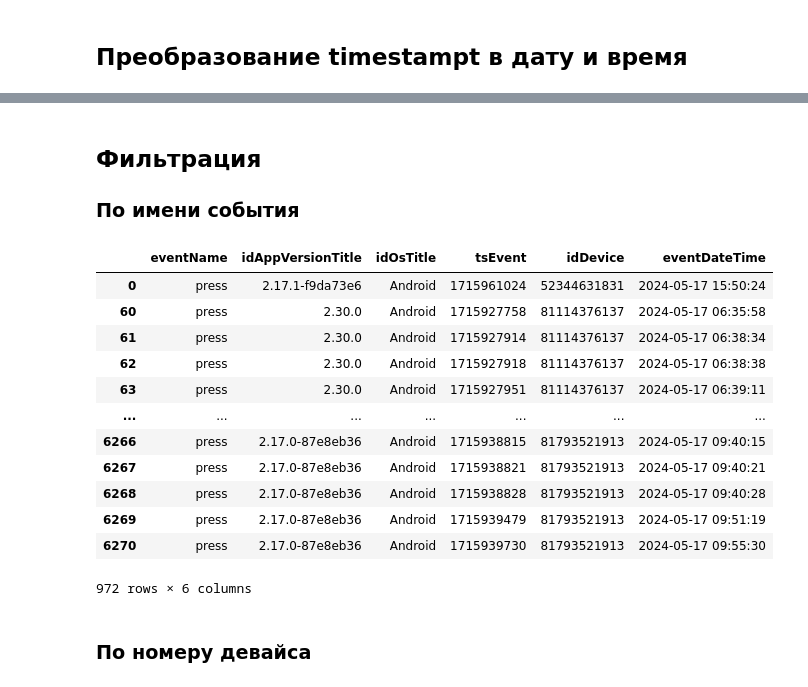
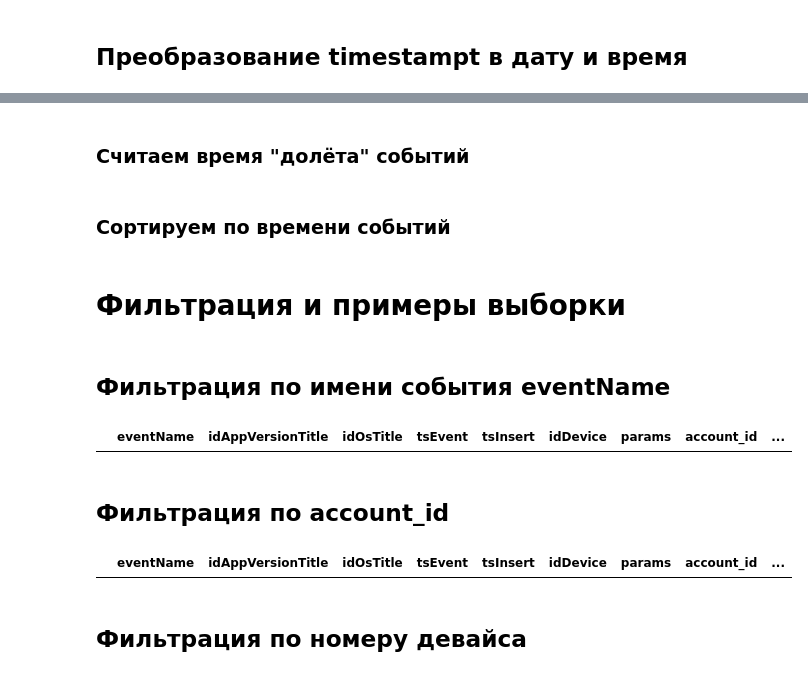
Before and after one commit to Hubbitus/python-jupyter-playbox, a Jupyter notebook: MyTracker-api-simple.ipynb, the cells around one changed output, grey strips where cells are left out. Saved outputs shown, nothing was run; the diff lists cells and outputs as text; code cells hidden in the pictures.

Commit message:
DATA-3411 Extend MyTracker.example.ipynb (and rename it)

```diff
--- a/MyTracker-api-simple.ipynb
+++ b/MyTracker-api-simple.ipynb
@@ -48,0 +70,13 @@ df.head()
+# %%
+def exctr_account_id(s: str):
+    parts = re.split('[\[\,]+', str(s))
+    try:
+        return parts[1]
+    except IndexError:
+        return ''
+
+import re
+#df['account_id'] = df['customUserId'].apply(lambda it: re.split('[\[\,]+', it))
+df['account_id'] = df['customUserId'].apply(exctr_account_id)
+df.drop(columns=['customUserId'], axis=1, inplace=True)
+df
@@ -50,4 +98,7 @@ df.head()
 ## Преобразование timestampt в дату и время
 # %%
 import pandas as pd
-df['eventDateTime'] = pd.to_datetime(df['tsEvent'], unit='s')
+# tz_localize/tz_convert by https://stackoverflow.com/questions/42826388/using-time-zone-in-pandas-to-datetime/42826430#42826430
+#df['eventDT'] = pd.to_datetime(df['tsEvent'], unit='s').dt.tz_localize('UTC')
+df['eventDT_MSK'] = pd.to_datetime(df['tsEvent'], unit='s').dt.tz_localize('UTC').dt.tz_convert('Europe/Moscow')
+df['eventInsertDT_MSK'] = pd.to_datetime(df['tsInsert'], unit='s').dt.tz_localize('UTC').dt.tz_convert('Europe/Moscow')
@@ -70,23 +105,25 @@ df
+# %% [markdown]
+### Считаем время "долёта" событий
+# %%
+df['ts_diff'] = df['eventInsertDT_MSK'] - df['eventDT_MSK']
+# %% [markdown]
+### Сортируем по времени событий
+# %%
+df.sort_values(by=['tsEvent'], inplace=True)
 # %% [markdown]
-## Фильтрация
-
-### По имени события
+# Фильтрация и примеры выборки
+# %% [markdown]
+## Фильтрация по имени события eventName
 # %%
-df['press' == df['eventName']]
+df['_MyTrackerIdTestEventDEBUG' == df['eventName']]
 # %% [output]
-|  | eventName | idAppVersionTitle | idOsTitle | tsEvent | idDevice | eventDateTime |
-| 0 | press | 2.17.1-f9da73e6 | Android | 1715961024 | 52344631831 | 2024-05-17 15:50:24 |
-| 60 | press | 2.30.0 | Android | 1715927758 | 81114376137 | 2024-05-17 06:35:58 |
-| 61 | press | 2.30.0 | Android | 1715927914 | 81114376137 | 2024-05-17 06:38:34 |
-| 62 | press | 2.30.0 | Android | 1715927918 | 81114376137 | 2024-05-17 06:38:38 |
-| 63 | press | 2.30.0 | Android | 1715927951 | 81114376137 | 2024-05-17 06:39:11 |
-| ... | ... | ... | ... | ... | ... | ... |
-| 6266 | press | 2.17.0-87e8eb36 | Android | 1715938815 | 81793521913 | 2024-05-17 09:40:15 |
-| 6267 | press | 2.17.0-87e8eb36 | Android | 1715938821 | 81793521913 | 2024-05-17 09:40:21 |
-| 6268 | press | 2.17.0-87e8eb36 | Android | 1715938828 | 81793521913 | 2024-05-17 09:40:28 |
-| 6269 | press | 2.17.0-87e8eb36 | Android | 1715939479 | 81793521913 | 2024-05-17 09:51:19 |
-| 6270 | press | 2.17.0-87e8eb36 | Android | 1715939730 | 81793521913 | 2024-05-17 09:55:30 |
+|  | eventName | idAppVersionTitle | idOsTitle | tsEvent | tsInsert | idDevice | params | account_id | ... |
-972 rows × 6 columns
+# %% [markdown]
+## Фильтрация по account_id
+# %%
+df['262c20d2-2d71-40bf-aa86-908f27e08c48' == df['account_id']]
+# %% [output]
+|  | eventName | idAppVersionTitle | idOsTitle | tsEvent | tsInsert | idDevice | params | account_id | ... |
 # %% [markdown]
-### По номеру девайса
+## Фильтрация по номеру девайса
 # %%
```
Also changed, not shown: parts of 22 cells of this notebook.
